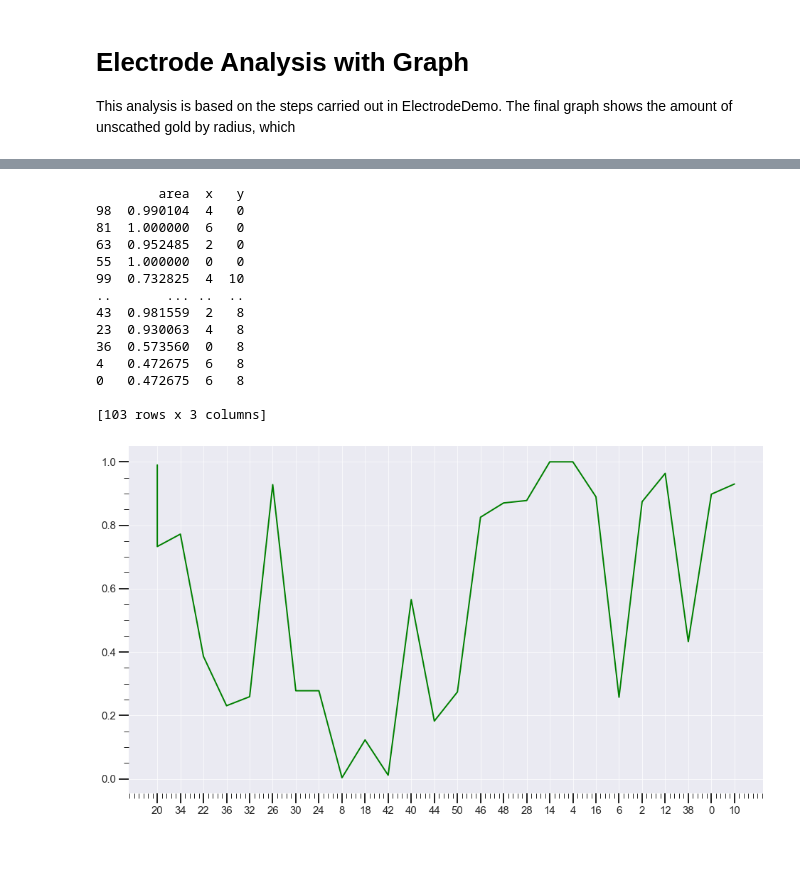
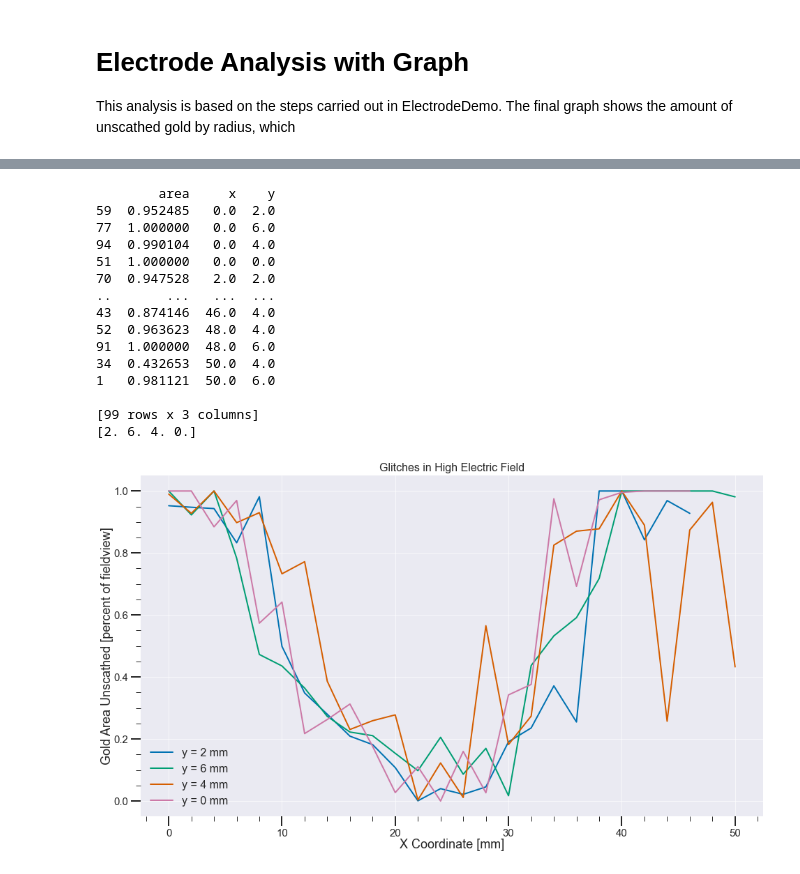
Before and after one commit to mbmassey/electrodeImageAnalysis, a Jupyter notebook: ElectrodeAnalysis.ipynb, the cells around one changed output, grey strips where cells are left out. Cells and saved outputs as stored; diff of their text form; code cells hidden in the pictures.

Commit message:
Plotted all coordinates

```diff
--- a/ElectrodeAnalysis.ipynb
+++ b/ElectrodeAnalysis.ipynb
@@ -117,30 +117,38 @@ Gold Set 2/y0_x30.JPG
 Gold Set 2/y0_x24.JPG
 0.0
 # %%
-df = df.sort_values(by=['y'])
+df = df.sort_values(by=['x'])
 print(df)
+print(df.y.unique())
 # %% [output]
-        area  x   y
-98  0.990104  4   0
-81  1.000000  6   0
-63  0.952485  2   0
-55  1.000000  0   0
-99  0.732825  4  10
-..       ... ..  ..
-43  0.981559  2   8
-23  0.930063  4   8
-36  0.573560  0   8
-4   0.472675  6   8
-0   0.472675  6   8
+        area     x    y
+59  0.952485   0.0  2.0
+77  1.000000   0.0  6.0
+94  0.990104   0.0  4.0
+51  1.000000   0.0  0.0
+70  0.947528   2.0  2.0
+..       ...   ...  ...
+43  0.874146  46.0  4.0
+52  0.963623  48.0  4.0
+91  1.000000  48.0  6.0
+34  0.432653  50.0  4.0
+1   0.981121  50.0  6.0
 
-[103 rows x 3 columns]
+[99 rows x 3 columns]
+[2. 6. 4. 0.]
 # %%
-mask = (df['x'] == '4')
-x = df['y'][mask]
-areas = df['area'][mask]
+fig = plt.figure(figsize=(16,9))
+#fig.set_prop_cycle('color', colors)
+for y in df.y.unique():
+    mask = (df['y'] == y)
+    xs = df['x'][mask]
+    areas = df['area'][mask]
+    plt.plot(xs, areas, label='y = %d mm' % y)
 
-fig = plt.figure(figsize=(16,9))
-plt.plot(xs, areas, color ='green')
+plt.xlabel("X Coordinate [mm]")
+plt.ylabel("Gold Area Unscathed [percent of fieldview]")
+plt.title("Glitches in High Electric Field")
+plt.legend(loc="lower left")
 plt.show()
 # %% [output]
-[figure, old version]
+[figure, new version]
```
